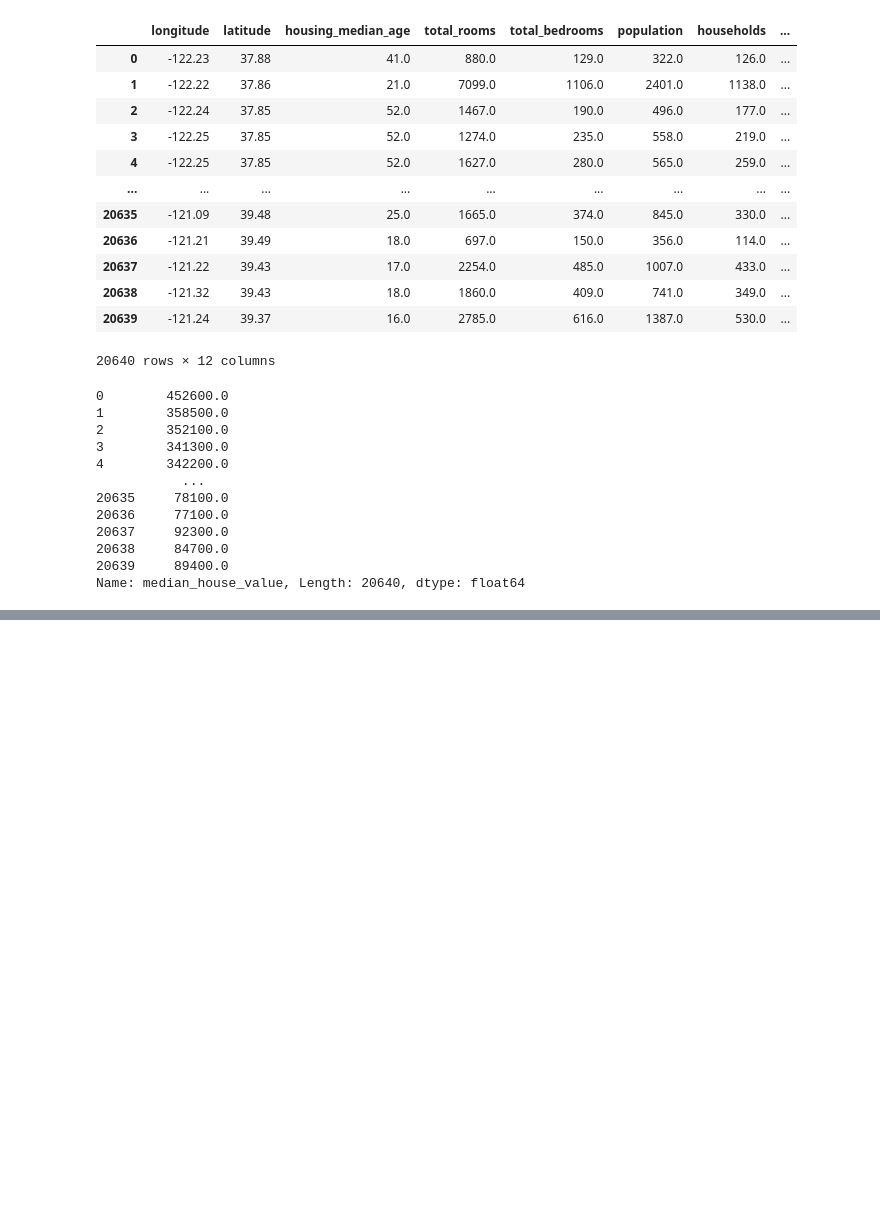
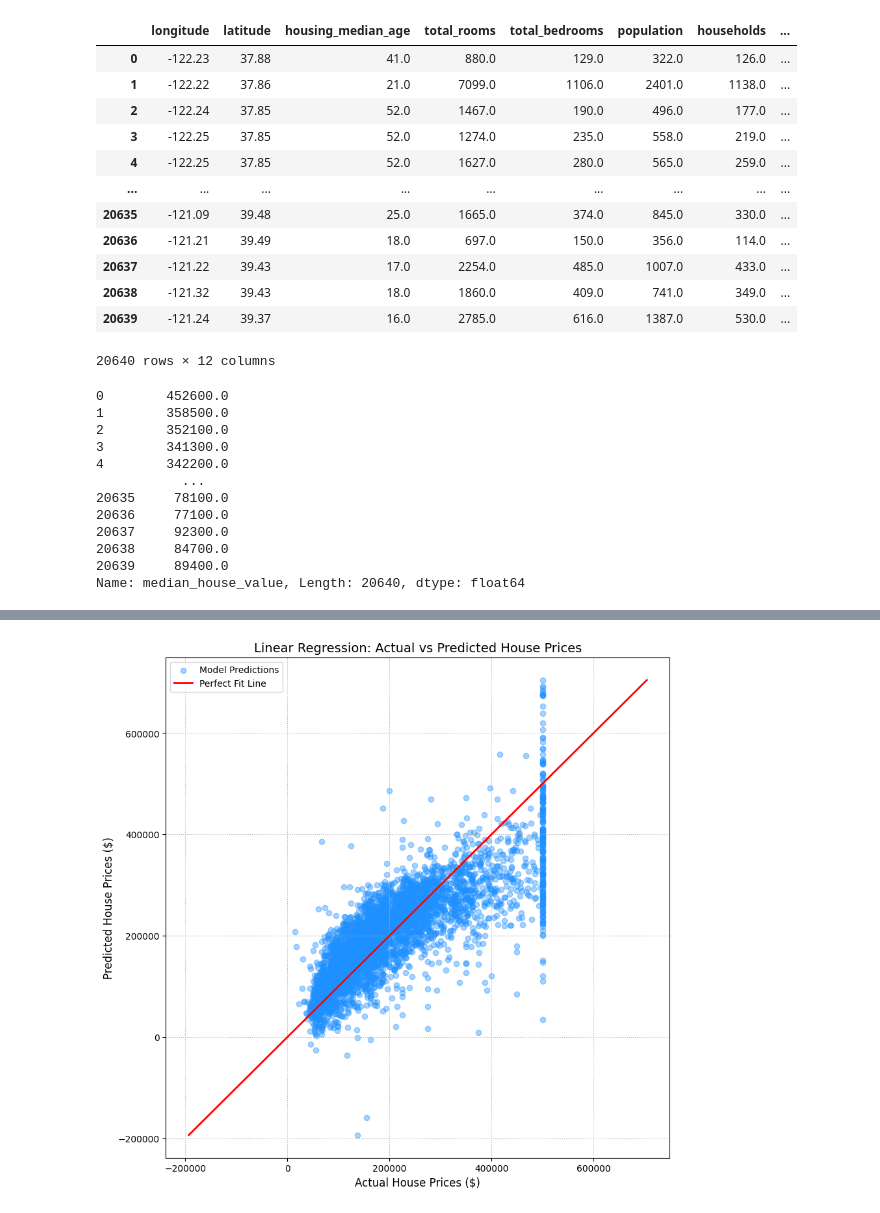
Before and after one commit to Jyotir-1924/data-science-main, a Jupyter notebook: Machine-Learning/Supervised/Linear-Regression/housing.ipynb, the cells around one changed output, grey strips where cells are left out. Cells and saved outputs as stored; diff of their text form; code cells hidden in the pictures; blank space fills up the shorter version.

```diff
--- a/Machine-Learning/Supervised/Linear-Regression/housing.ipynb
+++ b/Machine-Learning/Supervised/Linear-Regression/housing.ipynb
@@ -150,0 +118,3 @@ xTrain, xTest, yTrain, yTest = train_test_split(features, target, test_size=0.2,
+# %%
+xTrainScaled = scaler.fit_transform(xTrain)
+xTestScaled = scaler.transform(xTest)
@@ -150,0 +222,17 @@ xTrain, xTest, yTrain, yTest = train_test_split(features, target, test_size=0.2,
+# %%
+plt.figure(figsize=(10, 10))
+
+plt.scatter(yTest, yPredict, alpha=0.4, color='dodgerblue', label='Model Predictions')
+
+min_val = min(yTest.min(), yPredict.min())
+max_val = max(yTest.max(), yPredict.max())
+plt.plot([min_val, max_val], [min_val, max_val], color='red', linewidth=2, label='Perfect Fit Line')
+
+plt.title('Linear Regression: Actual vs Predicted House Prices', fontsize=14)
+plt.xlabel('Actual House Prices ($)', fontsize=12)
+plt.ylabel('Predicted House Prices ($)', fontsize=12)
+plt.legend()
+plt.grid(True, alpha=1, ls=':')
+plt.show()
+# %% [output]
+[figure, added]
```
Also changed, not shown: parts of 15 cells of this notebook, 2 other files.
